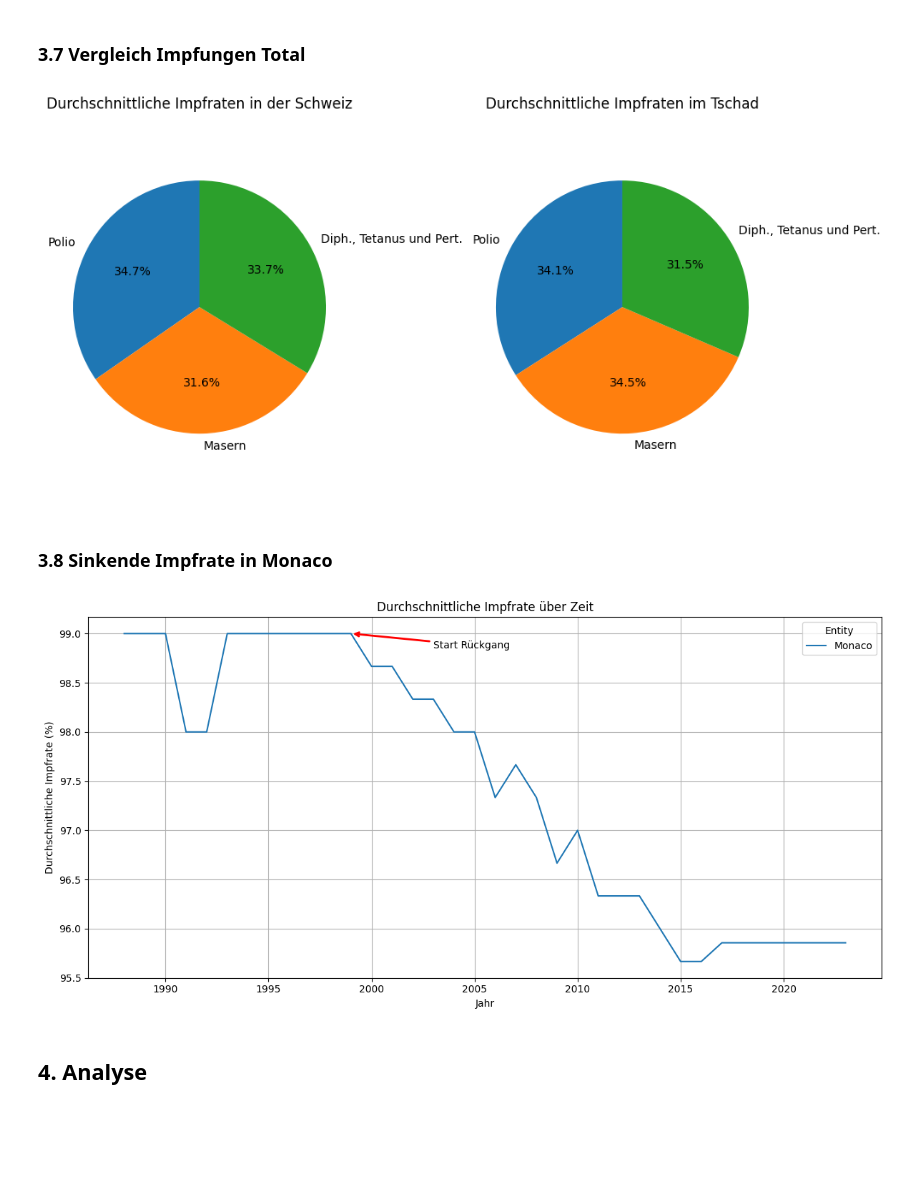
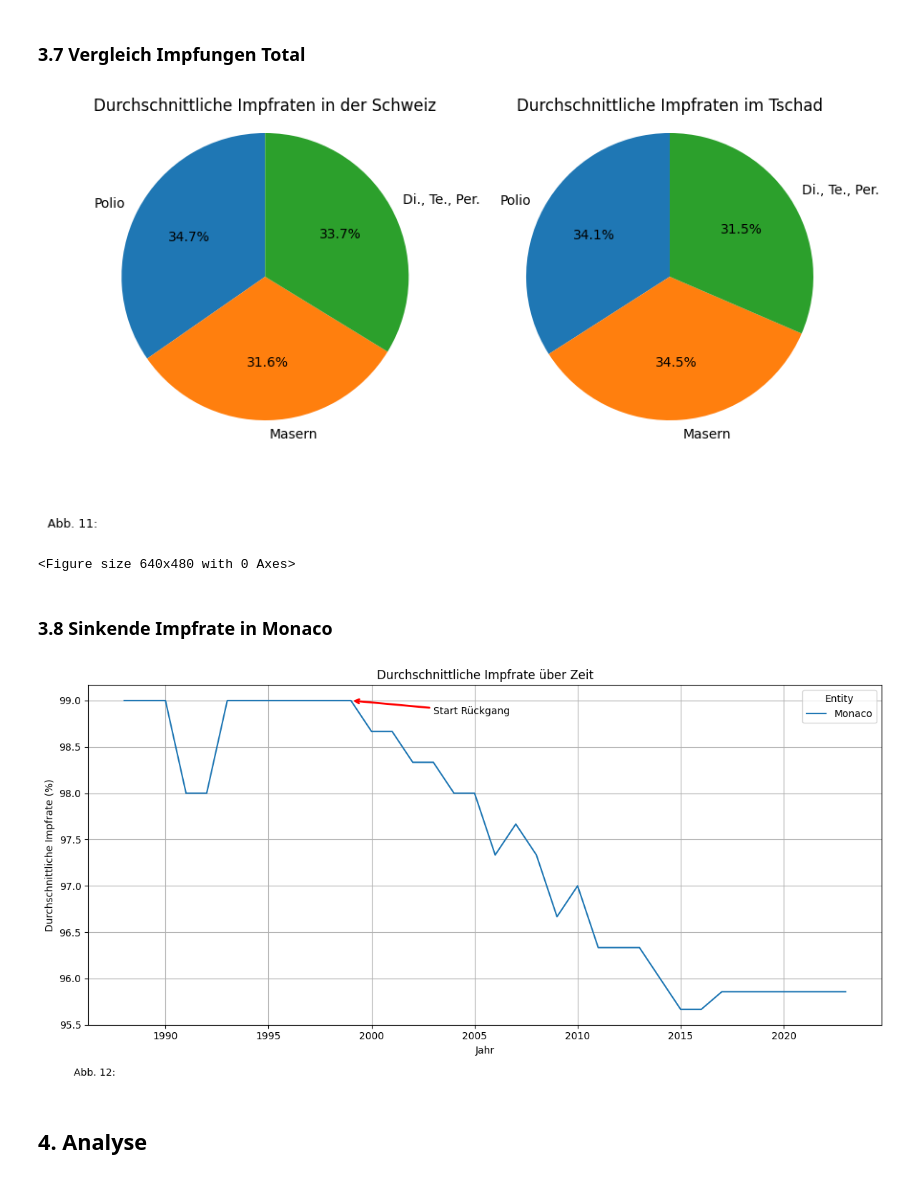
Before and after one commit to gandlea/LN-2-HS2025, a Jupyter notebook: Leistungsnachweis.ipynb, the cells around one changed output. Saved outputs shown, nothing was run; the diff lists cells and outputs as text; code cells hidden in the pictures; blank space fills up the shorter version.

```diff
--- a/Leistungsnachweis.ipynb
+++ b/Leistungsnachweis.ipynb
@@ -759,7 +759,7 @@ label_chad = "Tschad"
 VACC_COLS = {
     "Polio": "Polio Vaccine Coverage",
     "Masern": "Measles Vaccine Coverage",
-    "Diph., Tetanus und Pert.": "Di te per Vaccine Coverage",
+    "Di., Te., Per.": "Di te per Vaccine Coverage",
 }
 
 def get_means_for_country(country: str) -> pd.Series:
@@ -768,34 +768,55 @@ def get_means_for_country(country: str) -> pd.Series:
     s = s.fillna(0)
     if s.sum() == 0:
         print(f"Warnung: Keine Werte für {country} in den gewählten Impfspalten.")
     return s
 
 werte1 = get_means_for_country(country_schweiz)
 werte2 = get_means_for_country(country_chad)
 
 fig, axes = plt.subplots(1, 2, figsize=(10, 5))
 
 axes[0].pie(
     werte1,
     labels=werte1.index,
     autopct="%1.1f%%",
     startangle=90
 )
 axes[0].set_title(f"Durchschnittliche Impfraten in der {label_schweiz}")
 axes[0].axis("equal")  # runder Kreis
 
 axes[1].pie(
     werte2,
     labels=werte2.index,
     autopct="%1.1f%%",
     startangle=90
 )
 axes[1].set_title(f"Durchschnittliche Impfraten im {label_chad}")
 axes[1].axis("equal")  # runder Kreis
 
+
+# ... dein pie-code oben (axes[0].pie..., axes[1].pie..., set_title..., axis("equal") ...)
+
+caption = (
+    "Abb. 11: "
+)
+
+fig.subplots_adjust(bottom=0.22)  # Platz unten schaffen
+fig.text(
+    0.1, 0.02,
+    textwrap.fill(caption, 120),
+    ha="center", va="bottom",
+    fontsize=9
+)
+
+
+
+plt.show()
+
+
 plt.tight_layout()
 # %% [output]
-[figure, old version]
+[figure, new version]
+<Figure size 640x480 with 0 Axes>
 # %% [markdown]
 ### 3.8 Sinkende Impfrate in Monaco
 # %%
@@ -817,11 +838,11 @@ plt.annotate(
         linewidth=2,
     ),
 )
-
+plt.text(0.01, -0.15, "Abb. 12: ", ha='center', transform=plt.gca().transAxes)
 plt.tight_layout()
 plt.show()
 # %% [output]
-[figure, old version]
+[figure, new version]
 # %% [markdown]
 ## 4. Analyse
 # %% [markdown]
```
Also changed, not shown: parts of 5 cells of this notebook.
